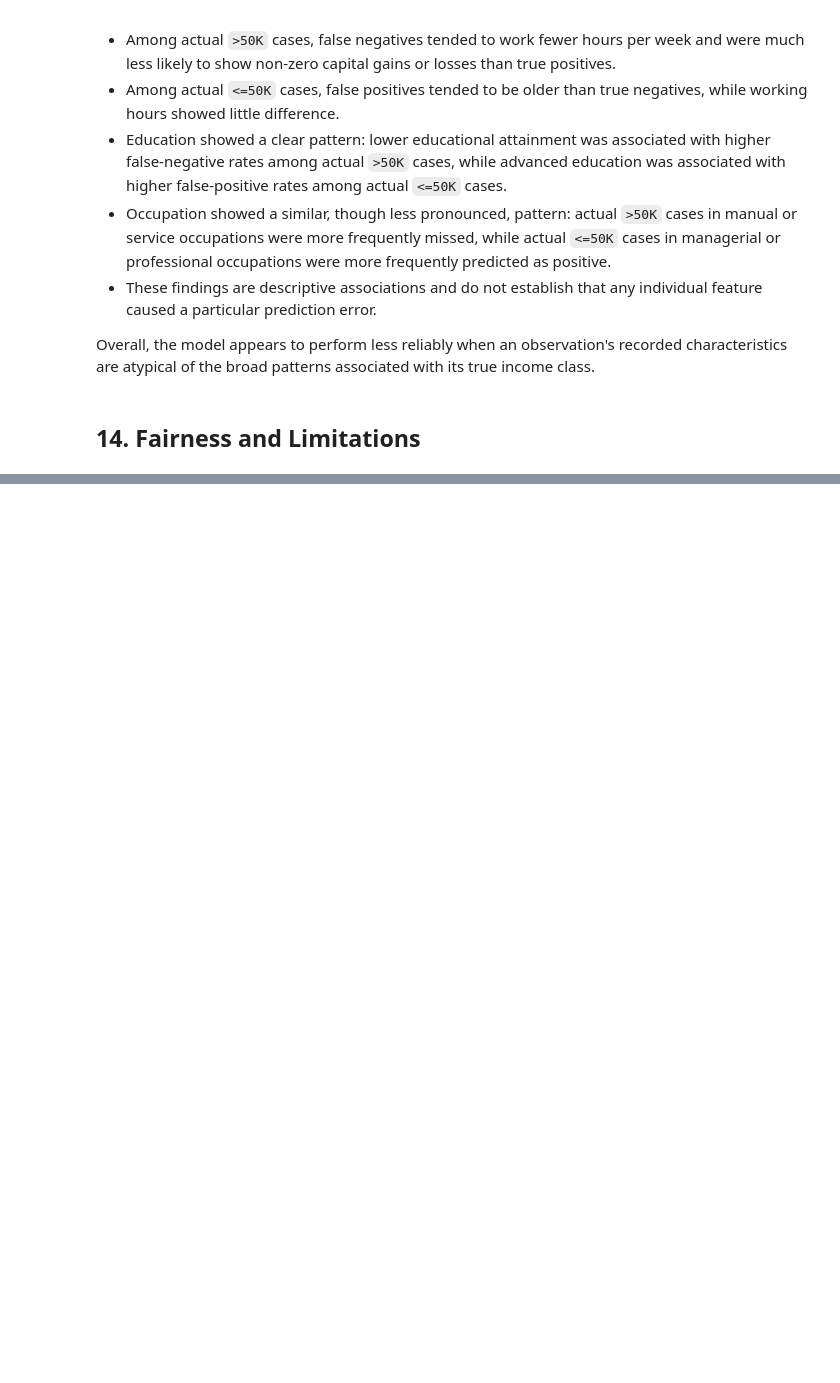
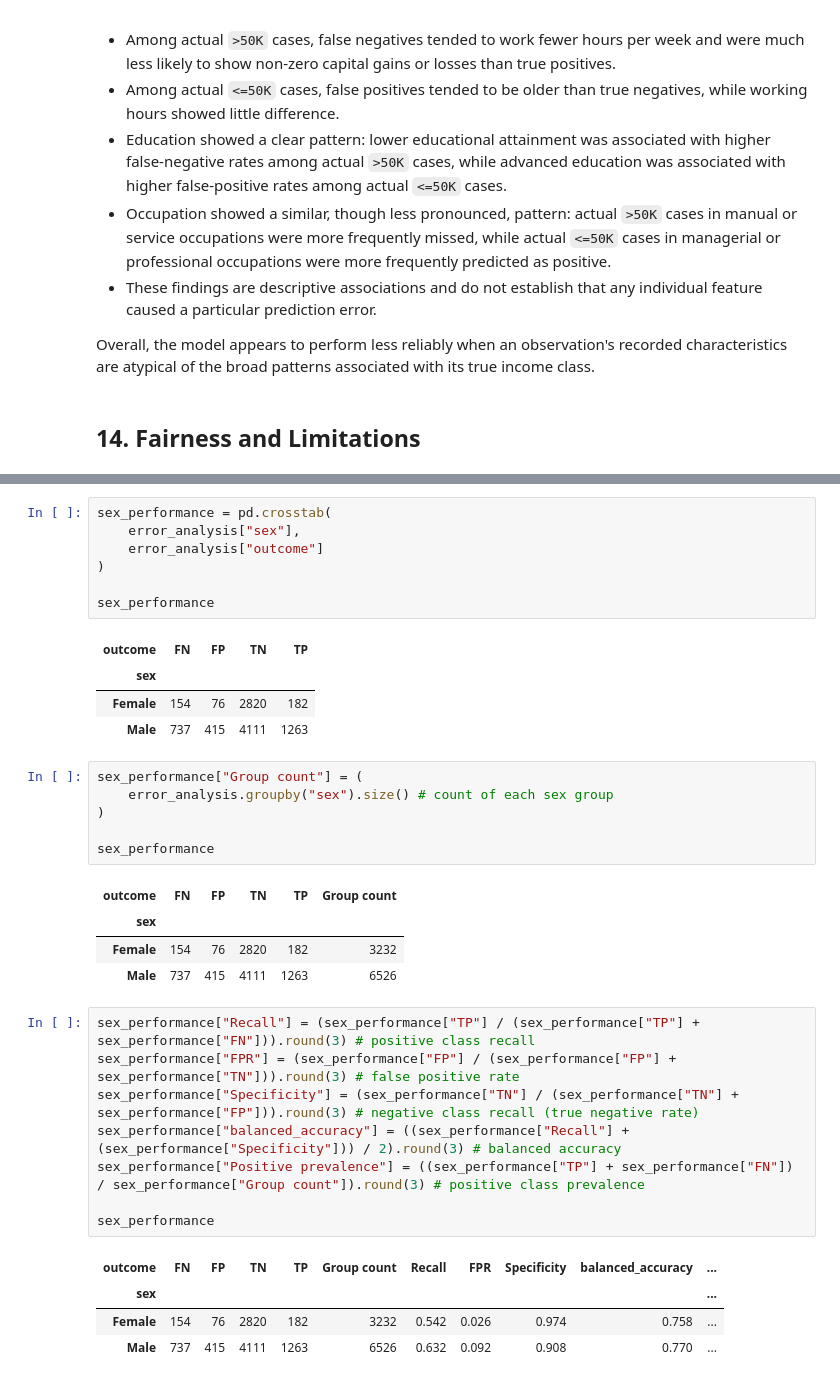
Before and after one commit to SimonYip22/adult-income-ml-classification, a Jupyter notebook: adult_income_workflow.ipynb, the cells around one changed output, grey strips where cells are left out. Drawn from its saved outputs; the diff is of its cells as text; blank space fills up the shorter version.

```diff
--- a/adult_income_workflow.ipynb
+++ b/adult_income_workflow.ipynb
@@ -1310,0 +1347,36 @@ Overall, the model appears to perform less reliably when an observation's record
+# %%
+sex_performance = pd.crosstab(
+    error_analysis["sex"],
+    error_analysis["outcome"]
+)
+
+sex_performance
+# %% [output]
+| outcome | FN | FP | TN | TP |
+| sex |  |  |  |  |
+| Female | 154 | 76 | 2820 | 182 |
+| Male | 737 | 415 | 4111 | 1263 |
+# %%
+sex_performance["Group count"] = (
+    error_analysis.groupby("sex").size() # count of each sex group
+)
+
+sex_performance
+# %% [output]
+| outcome | FN | FP | TN | TP | Group count |
+| sex |  |  |  |  |  |
+| Female | 154 | 76 | 2820 | 182 | 3232 |
+| Male | 737 | 415 | 4111 | 1263 | 6526 |
+# %%
+sex_performance["Recall"] = (sex_performance["TP"] / (sex_performance["TP"] + sex_performance["FN"])).round(3) # positive class recall
+sex_performance["FPR"] = (sex_performance["FP"] / (sex_performance["FP"] + sex_performance["TN"])).round(3) # false positive rate
+sex_performance["Specificity"] = (sex_performance["TN"] / (sex_performance["TN"] + sex_performance["FP"])).round(3) # negative class recall (true negative rate)
+sex_performance["balanced_accuracy"] = ((sex_performance["Recall"] + (sex_performance["Specificity"])) / 2).round(3) # balanced accuracy
+sex_performance["Positive prevalence"] = ((sex_performance["TP"] + sex_performance["FN"]) / sex_performance["Group count"]).round(3) # positive class prevalence
+
+sex_performance
+# %% [output]
+| outcome | FN | FP | TN | TP | Group count | Recall | FPR | Specificity | balanced_accuracy | ... |
+| sex |  |  |  |  |  |  |  |  |  | ... |
+| Female | 154 | 76 | 2820 | 182 | 3232 | 0.542 | 0.026 | 0.974 | 0.758 | ... |
+| Male | 737 | 415 | 4111 | 1263 | 6526 | 0.632 | 0.092 | 0.908 | 0.770 | ... |
```
Also changed, not shown: parts of 8 cells of this notebook.
